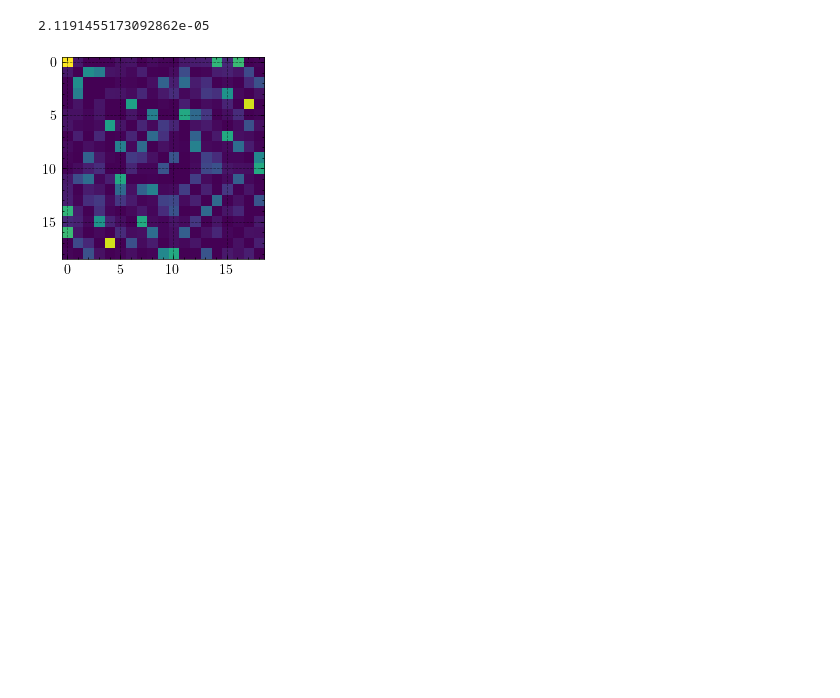
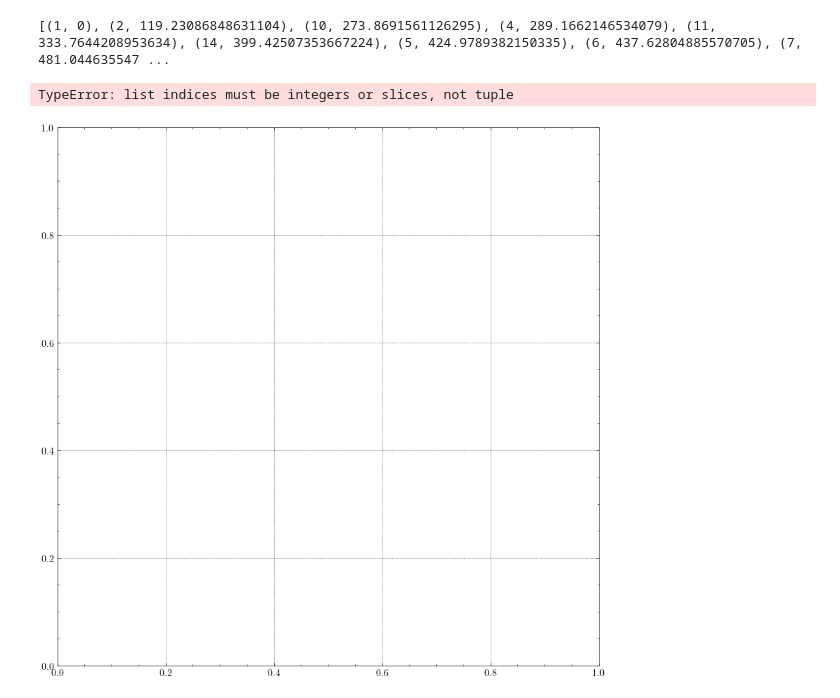
Before and after one commit to FelixWaldschock/Chalmers_FFR120_PubCrawl, a Jupyter notebook: Testing_WithTimeDependence.ipynb, the cells around one changed output. Drawn from its saved outputs; the diff is of its cells as text; code cells hidden in the pictures; blank space fills up the shorter version.

```diff
--- a/Testing_WithTimeDependence.ipynb
+++ b/Testing_WithTimeDependence.ipynb
@@ -82,7 +87,7 @@ while(iter < maxIter):
         ant = Ant.Ant(velocity=1)
         # set ant timer to 0
         ant.setTime(0)
-        path = PCF.generatePath(pheromoneMatrix, visibilityMatrix, alpha, beta, gamma, Pubs, ant)
+        path = PCF.generatePath(pheromoneMatrix, visibilityMatrix, alpha, beta, Pubs, ant)
         #pathLength = PCF.getPathLength(path, Pubs)
         pathLength = PCF.getPathDuration(ant)
         pathDuration = PCF.getPathDuration(ant)
@@ -97,6 +102,7 @@ while(iter < maxIter):
             # inform the user
             print('New minimum path found, in iteration: ', minimumPathLength, iter)
             print("Path: ", minimumPath)
+            print("Name of pubs: ", [Pubs[pubID].pubName for pubID in minimumPath])
             print("Pheromone  max: ", np.max(pheromoneMatrix))
 
 
@@ -165,9 +171,17 @@ Pheromone  max:  0.43975098271766494
-# %%
-plt.imshow(pheromoneMatrix)
-print(np.max(pheromoneMatrix))
-# %% [output]
-2.1191455173092862e-05
-[figure, removed]
+# %%
+# scatter plot to show the trajectory of the best ant over time, x-> time y-> pubID
+fig, ax = plt.subplots(figsize=(10, 10))
+
+print(bestAnt.timedPath)
+
+x = bestAnt.timedPath[:,0]
+y = bestAnt.timedPath[:,1]
+
+ax.scatter(x, y, s=10, c='r', marker="o")
+# %% [output]
+[(1, 0), (2, 119.23086848631104), (10, 273.8691561126295), (4, 289.1662146534079), (11, 333.7644208953634), (14, 399.42507353667224), (5, 424.9789382150335), (6, 437.62804885570705), (7, 481.044635547 ...
+TypeError: list indices must be integers or slices, not tuple
+[figure, added]
 # %%
 # inform the user over the best found ant
 print("Best ant: ", bestAnt)
```
Also changed, not shown: parts of 2 cells of this notebook, 5 other files.
